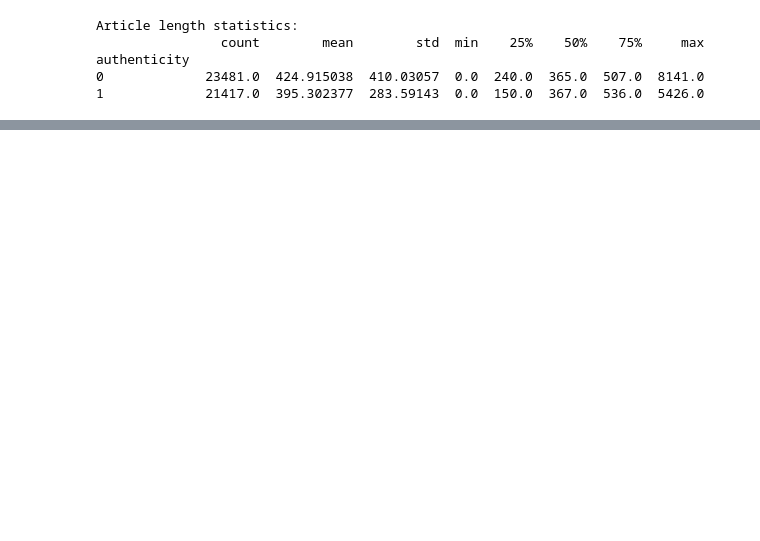
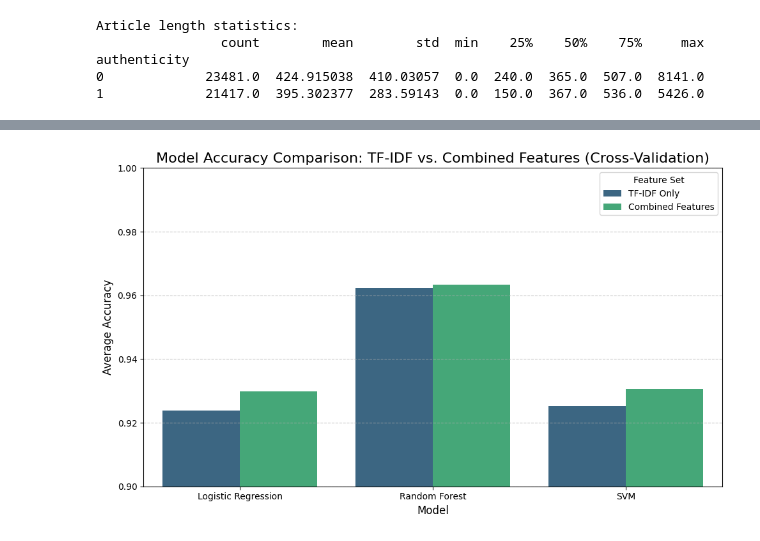
Before and after one commit to jjmago/cind820, a Jupyter notebook: project820.ipynb, the cells around one changed output, grey strips where cells are left out. Saved outputs shown, nothing was run; the diff lists cells and outputs as text; code cells hidden in the pictures; blank space fills up the shorter version.

Commit message:
Milestone 3
Initial results and model evaluation

```diff
--- a/project820.ipynb
+++ b/project820.ipynb
@@ -343,0 +666,19 @@ Passing `palette` without assigning `hue` is deprecated and will be removed in v
+# %%
+from sklearn.feature_extraction.text import TfidfVectorizer
+
+# Initialize TF-IDF Vectorizer.
+tfidf_vectorizer = TfidfVectorizer(max_features=100)
+
+# Fit and transform the cleaned text data
+tfidf_matrix = tfidf_vectorizer.fit_transform(df['text_clean'].dropna())
+
+# Convert the TF-IDF matrix to a DataFrame for easier viewing (optional, but helpful for understanding)
+tfidf_df = pd.DataFrame(tfidf_matrix.toarray(), columns=tfidf_vectorizer.get_feature_names_out())
+
+# Display the first few rows of the TF-IDF DataFrame
+print("TF-IDF matrix (top 100 words):")
+print(tfidf_df.head())
+
+
+print("\nTop 100 words (features):")
+print(tfidf_vectorizer.get_feature_names_out())
@@ -343,0 +934,30 @@ Passing `palette` without assigning `hue` is deprecated and will be removed in v
+# %%
+# Prepare data for comparison chart
+models = ['Logistic Regression', 'Random Forest', 'SVM']
+tf_idf_accuracies = [np.mean(lr_accuracies), np.mean(rf_accuracies), np.mean(svm_accuracies)]
+combined_accuracies = [np.mean(lr_accuracies_combined_cv), np.mean(rf_accuracies_combined_cv), np.mean(svm_accuracies_combined_cv)]
+
+# Create a DataFrame for easy plotting
+comparison_df = pd.DataFrame({
+    'Model': models,
+    'TF-IDF Only': tf_idf_accuracies,
+    'Combined Features': combined_accuracies
+})
+
+# Melt the DataFrame to long format for seaborn bar plot
+comparison_df_melted = comparison_df.melt('Model', var_name='Feature Set', value_name='Average Accuracy')
+
+# Plotting the comparison chart
+plt.figure(figsize=(10, 6))
+sns.barplot(x='Model', y='Average Accuracy', hue='Feature Set', data=comparison_df_melted, palette='viridis')
+
+plt.title('Model Accuracy Comparison: TF-IDF vs. Combined Features (Cross-Validation)', fontsize=16)
+plt.xlabel('Model', fontsize=12)
+plt.ylabel('Average Accuracy', fontsize=12)
+plt.ylim(0.90, 1.0) # Set y-axis limits for better visualization of differences
+plt.legend(title='Feature Set')
+plt.grid(axis='y', linestyle='--', alpha=0.7)
+plt.tight_layout()
+plt.show()
+# %% [output]
+[figure, added]
```
Also changed, not shown: parts of 56 cells of this notebook, 1 other file.
